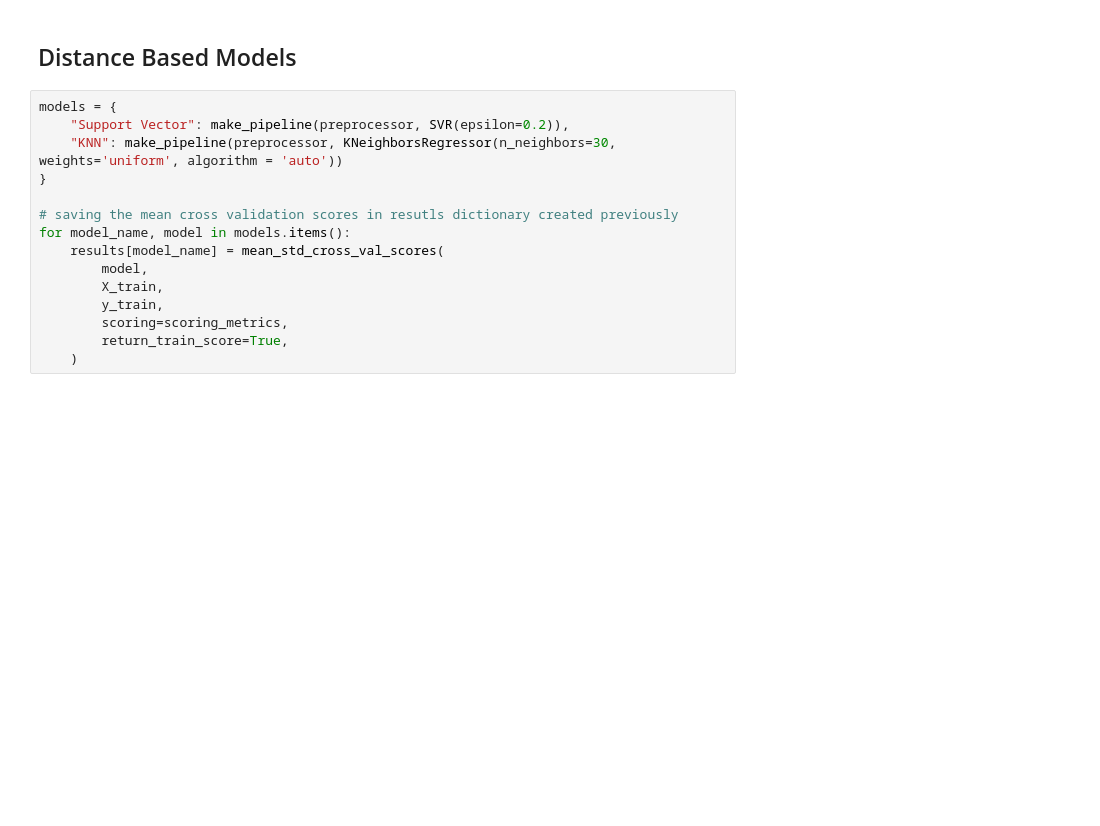
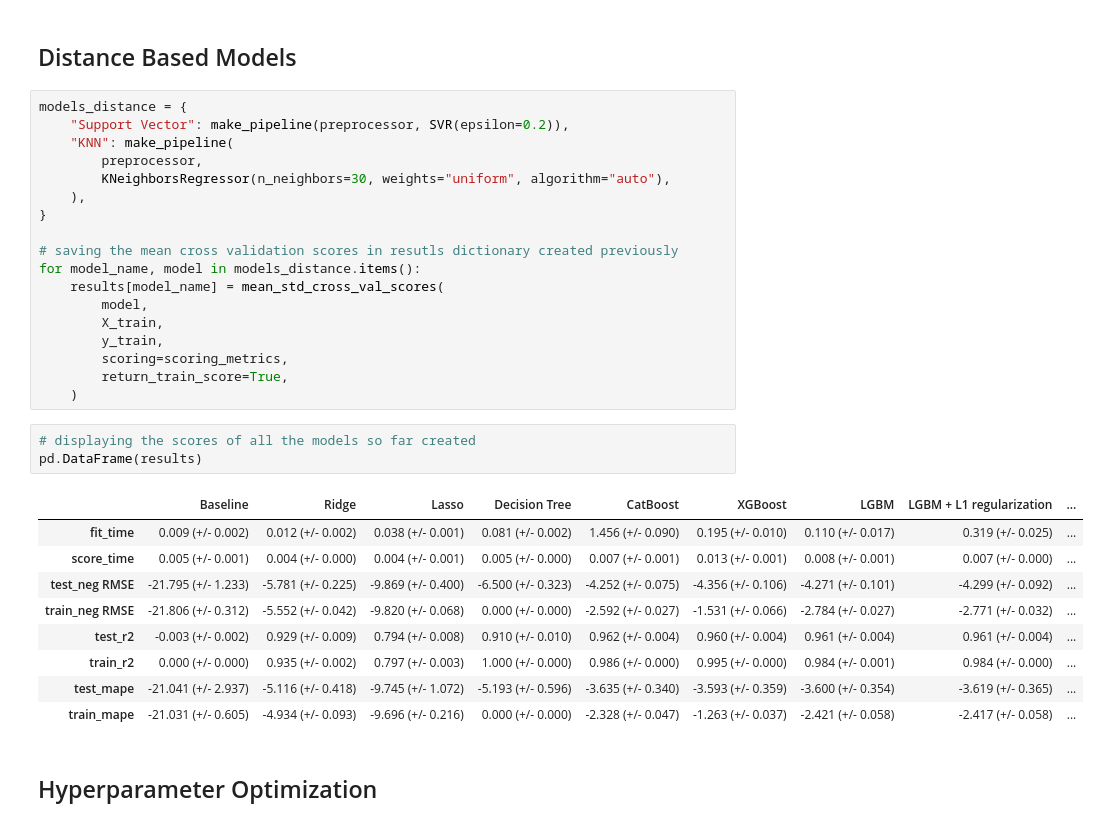
Before and after one commit to aimee0317/cherry-blossom-prediction, a Jupyter notebook: doc/ml_models.ipynb, the cells around one changed output. Cells and saved outputs as stored; diff of their text form; blank space fills up the shorter version.

```diff
--- a/doc/ml_models.ipynb
+++ b/doc/ml_models.ipynb
@@ -187,13 +188,16 @@ pd.DataFrame(results)
 # %% [markdown]
 ## Distance Based Models
 # %%
-models = {
+models_distance = {
     "Support Vector": make_pipeline(preprocessor, SVR(epsilon=0.2)),
-    "KNN": make_pipeline(preprocessor, KNeighborsRegressor(n_neighbors=30, weights='uniform', algorithm = 'auto'))
+    "KNN": make_pipeline(
+        preprocessor,
+        KNeighborsRegressor(n_neighbors=30, weights="uniform", algorithm="auto"),
+    ),
 }
 
 # saving the mean cross validation scores in resutls dictionary created previously
-for model_name, model in models.items():
+for model_name, model in models_distance.items():
     results[model_name] = mean_std_cross_val_scores(
         model,
         X_train,
@@ -201,3 +205,18 @@ for model_name, model in models.items():
         scoring=scoring_metrics,
         return_train_score=True,
     )
+# %%
+# displaying the scores of all the models so far created
+pd.DataFrame(results)
+# %% [output]
+|  | Baseline | Ridge | Lasso | Decision Tree | CatBoost | XGBoost | LGBM | LGBM + L1 regularization | ... |
+| fit_time | 0.009 (+/- 0.002) | 0.012 (+/- 0.002) | 0.038 (+/- 0.001) | 0.081 (+/- 0.002) | 1.456 (+/- 0.090) | 0.195 (+/- 0.010) | 0.110 (+/- 0.017) | 0.319 (+/- 0.025) | ... |
+| score_time | 0.005 (+/- 0.001) | 0.004 (+/- 0.000) | 0.004 (+/- 0.001) | 0.005 (+/- 0.000) | 0.007 (+/- 0.001) | 0.013 (+/- 0.001) | 0.008 (+/- 0.001) | 0.007 (+/- 0.000) | ... |
+| test_neg RMSE | -21.795 (+/- 1.233) | -5.781 (+/- 0.225) | -9.869 (+/- 0.400) | -6.500 (+/- 0.323) | -4.252 (+/- 0.075) | -4.356 (+/- 0.106) | -4.271 (+/- 0.101) | -4.299 (+/- 0.092) | ... |
+| train_neg RMSE | -21.806 (+/- 0.312) | -5.552 (+/- 0.042) | -9.820 (+/- 0.068) | 0.000 (+/- 0.000) | -2.592 (+/- 0.027) | -1.531 (+/- 0.066) | -2.784 (+/- 0.027) | -2.771 (+/- 0.032) | ... |
+| test_r2 | -0.003 (+/- 0.002) | 0.929 (+/- 0.009) | 0.794 (+/- 0.008) | 0.910 (+/- 0.010) | 0.962 (+/- 0.004) | 0.960 (+/- 0.004) | 0.961 (+/- 0.004) | 0.961 (+/- 0.004) | ... |
+| train_r2 | 0.000 (+/- 0.000) | 0.935 (+/- 0.002) | 0.797 (+/- 0.003) | 1.000 (+/- 0.000) | 0.986 (+/- 0.000) | 0.995 (+/- 0.000) | 0.984 (+/- 0.001) | 0.984 (+/- 0.000) | ... |
+| test_mape | -21.041 (+/- 2.937) | -5.116 (+/- 0.418) | -9.745 (+/- 1.072) | -5.193 (+/- 0.596) | -3.635 (+/- 0.340) | -3.593 (+/- 0.359) | -3.600 (+/- 0.354) | -3.619 (+/- 0.365) | ... |
+| train_mape | -21.031 (+/- 0.605) | -4.934 (+/- 0.093) | -9.696 (+/- 0.216) | 0.000 (+/- 0.000) | -2.328 (+/- 0.047) | -1.263 (+/- 0.037) | -2.421 (+/- 0.058) | -2.417 (+/- 0.058) | ... |
+# %% [markdown]
+## Hyperparameter Optimization
```
Also changed, not shown: parts of 12 cells of this notebook.
